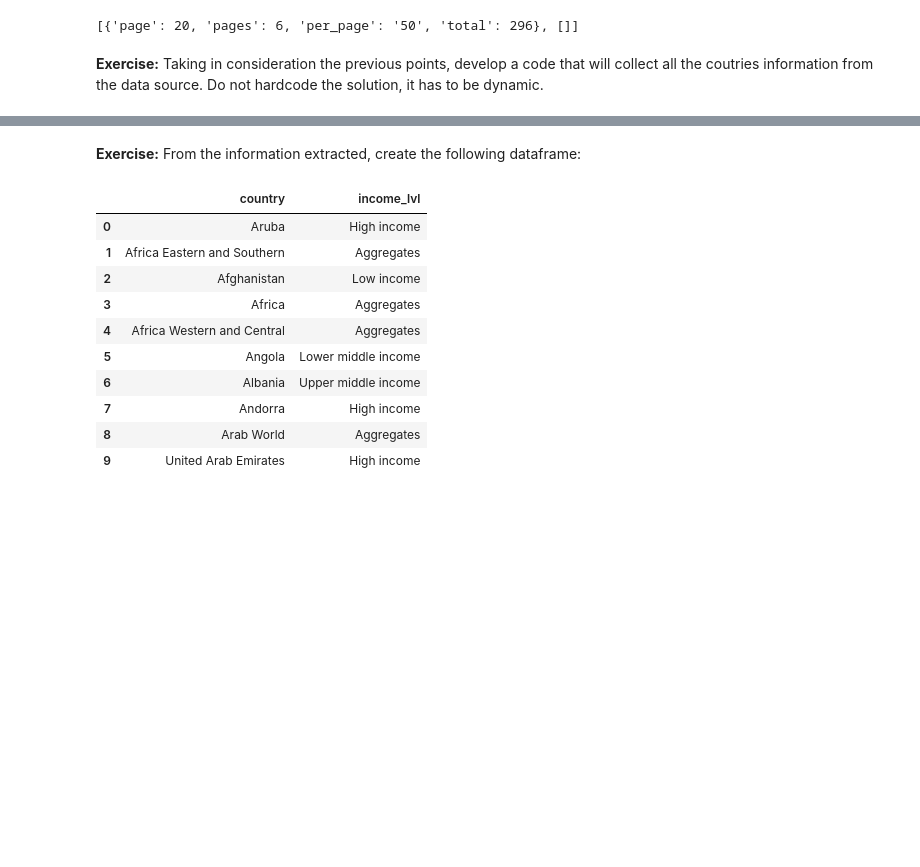
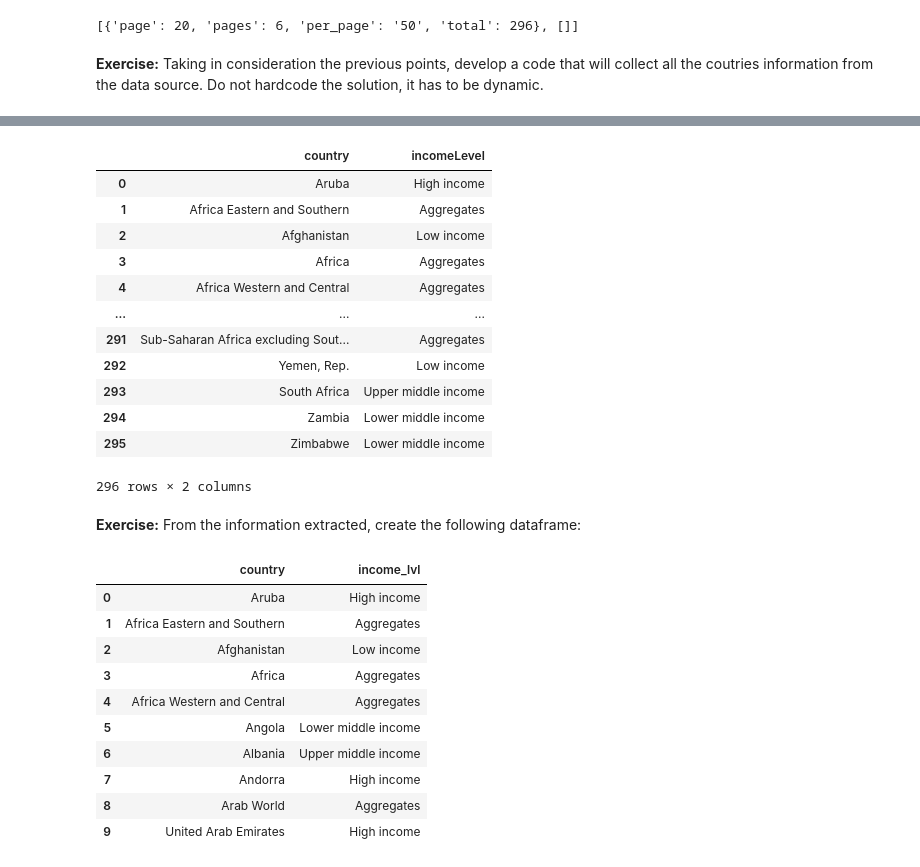
Before and after one commit to masrazo/CBS_Python_eng_Training_Version, a Jupyter notebook: 02_01_DataExtraction&Manipulation_with_Python&Pandas/02_02_01 APIs_BLANK copy.ipynb, the cells around one changed output, grey strips where cells are left out. Saved outputs shown, nothing was run; the diff lists cells and outputs as text; code cells hidden in the pictures; blank space fills up the shorter version.

```diff
--- a/02_01_DataExtraction&Manipulation_with_Python&Pandas/02_02_01 APIs_BLANK copy.ipynb
+++ b/02_01_DataExtraction&Manipulation_with_Python&Pandas/02_02_01 APIs_BLANK copy.ipynb
@@ -376,3 +605,37 @@ Data sample:
+# %%
+import pandas as pd
+multiresponse_json[0:5]
+#print(multiresponse_json[0]['name'])
+#print(multiresponse_json[0]['incomeLevel']['value'])
+
+country_lst = []
+inc_lvl_lst = []
+for country in multiresponse_json:
+    #print(country['name'], country['incomeLevel']['value'])
+    #print(country['incomeLevel']['value'])
+    country_lst.append(country['name'])
+    inc_lvl_lst.append(country['incomeLevel']['value'])
+
+country_lst[0], inc_lvl_lst[0]
+
+countries_df = pd.DataFrame()
+countries_df['country'] = country_lst
+countries_df['incomeLevel'] = inc_lvl_lst
+countries_df
+# %% [output]
+|  | country | incomeLevel |
+| 0 | Aruba | High income |
+| 1 | Africa Eastern and Southern | Aggregates |
+| 2 | Afghanistan | Low income |
+| 3 | Africa | Aggregates |
+| 4 | Africa Western and Central | Aggregates |
+| ... | ... | ... |
+| 291 | Sub-Saharan Africa excluding Sout... | Aggregates |
+| 292 | Yemen, Rep. | Low income |
+| 293 | South Africa | Upper middle income |
+| 294 | Zambia | Lower middle income |
+| 295 | Zimbabwe | Lower middle income |
+296 rows × 2 columns
 # %% [markdown]
 __Exercise:__ From the information extracted, create the following dataframe:
 # %%
```
Also changed, not shown: parts of 35 cells of this notebook, 6 other files.
